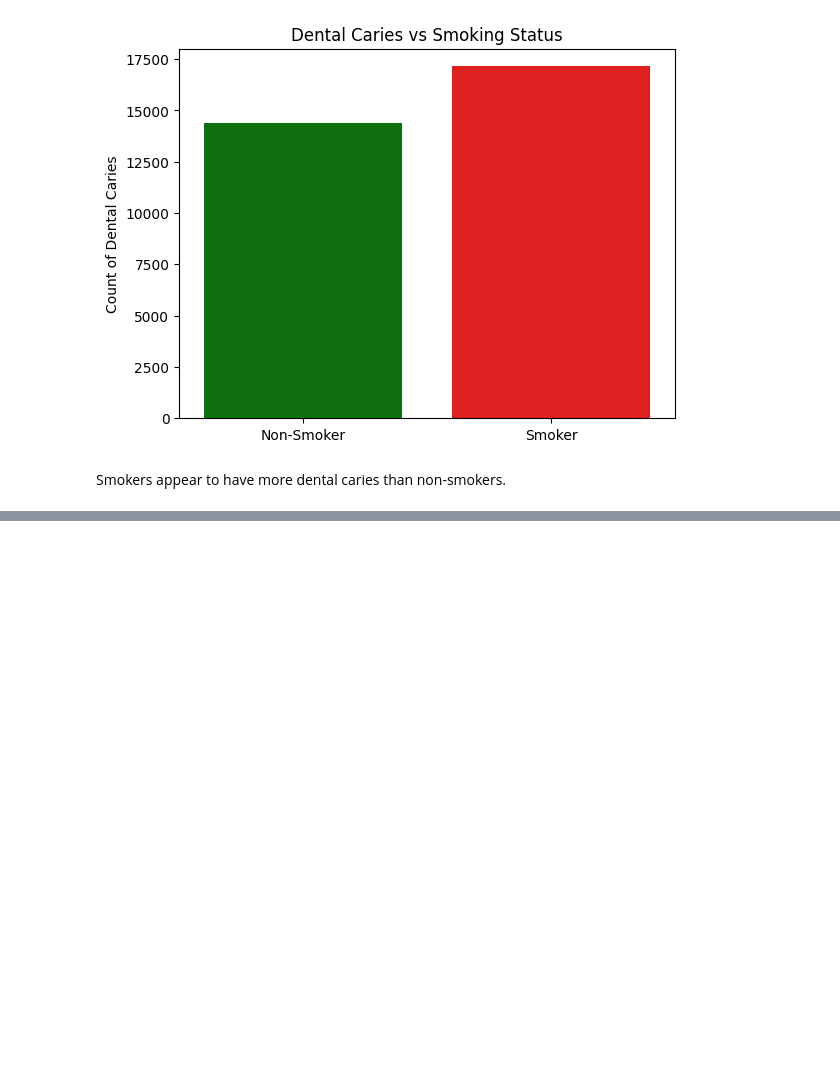
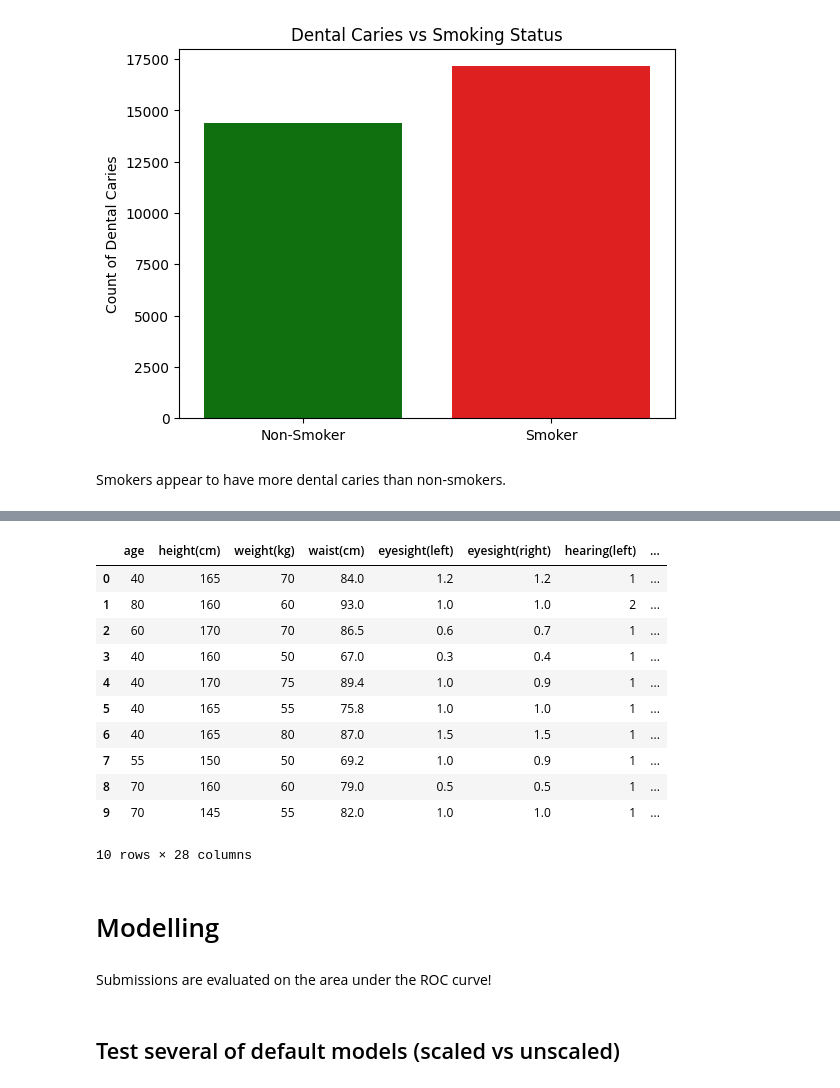
Before and after one commit to beatrzm/personal-projects, a Jupyter notebook: kaggle competitions/smoker status/smoker.ipynb, the cells around one changed output, grey strips where cells are left out. Saved outputs shown, nothing was run; the diff lists cells and outputs as text; code cells hidden in the pictures; blank space fills up the shorter version.

Commit message:
feature eng + models

```diff
--- a/kaggle competitions/smoker status/smoker.ipynb
+++ b/kaggle competitions/smoker status/smoker.ipynb
@@ -213,0 +323,19 @@ Next: feature engineering
+# %%
+data_val.head(10)
+# %% [output]
+|  | age | height(cm) | weight(kg) | waist(cm) | eyesight(left) | eyesight(right) | hearing(left) | ... |
+| 0 | 40 | 165 | 70 | 84.0 | 1.2 | 1.2 | 1 | ... |
+| 1 | 80 | 160 | 60 | 93.0 | 1.0 | 1.0 | 2 | ... |
+| 2 | 60 | 170 | 70 | 86.5 | 0.6 | 0.7 | 1 | ... |
+| 3 | 40 | 160 | 50 | 67.0 | 0.3 | 0.4 | 1 | ... |
+| 4 | 40 | 170 | 75 | 89.4 | 1.0 | 0.9 | 1 | ... |
+| 5 | 40 | 165 | 55 | 75.8 | 1.0 | 1.0 | 1 | ... |
+| 6 | 40 | 165 | 80 | 87.0 | 1.5 | 1.5 | 1 | ... |
+| 7 | 55 | 150 | 50 | 69.2 | 1.0 | 0.9 | 1 | ... |
+| 8 | 70 | 160 | 60 | 79.0 | 0.5 | 0.5 | 1 | ... |
+| 9 | 70 | 145 | 55 | 82.0 | 1.0 | 1.0 | 1 | ... |
+10 rows × 28 columns
+# %% [markdown]
+# Modelling
+# %% [markdown]
+Submissions are evaluated on the area under the ROC curve!
@@ -213,0 +356,2 @@ Next: feature engineering
+# %% [markdown]
+## Test several of default models (scaled vs unscaled)
```
Also changed, not shown: parts of 17 cells of this notebook.
